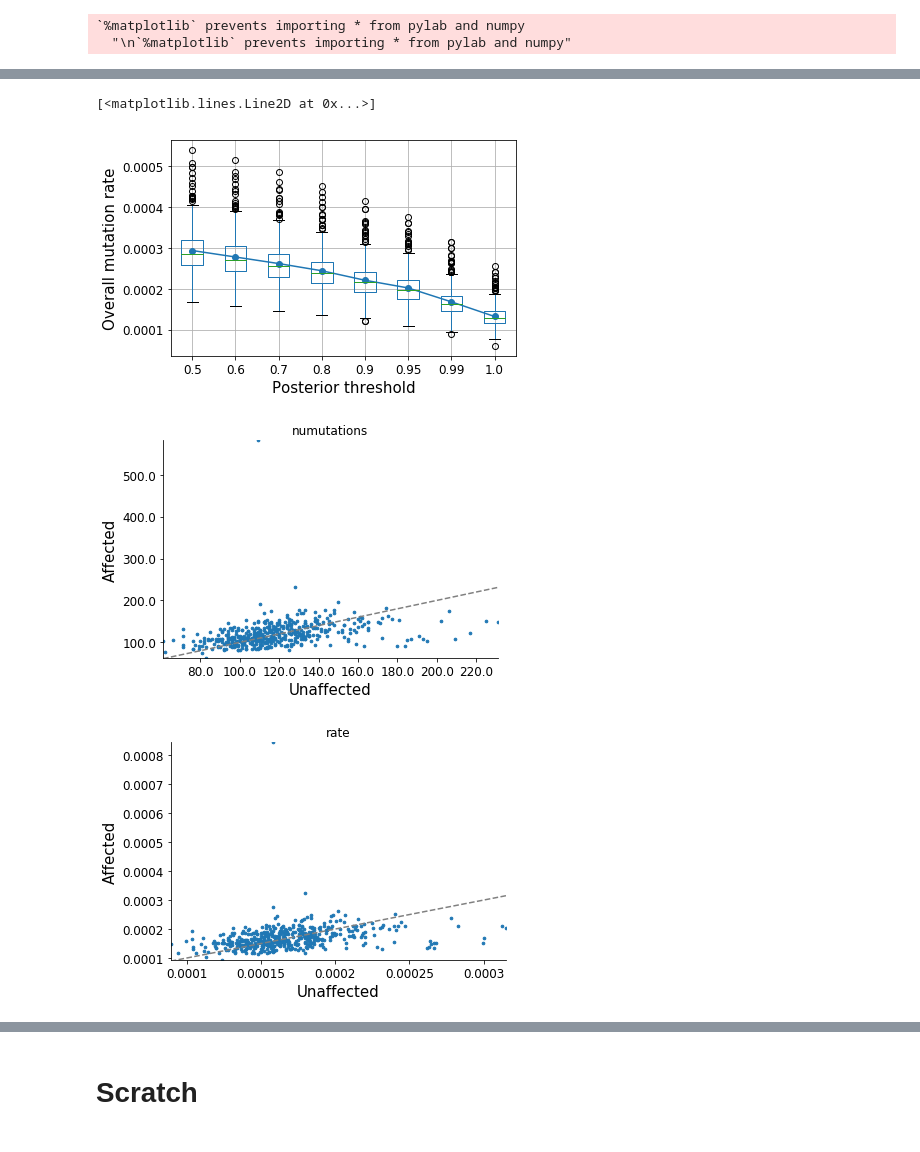
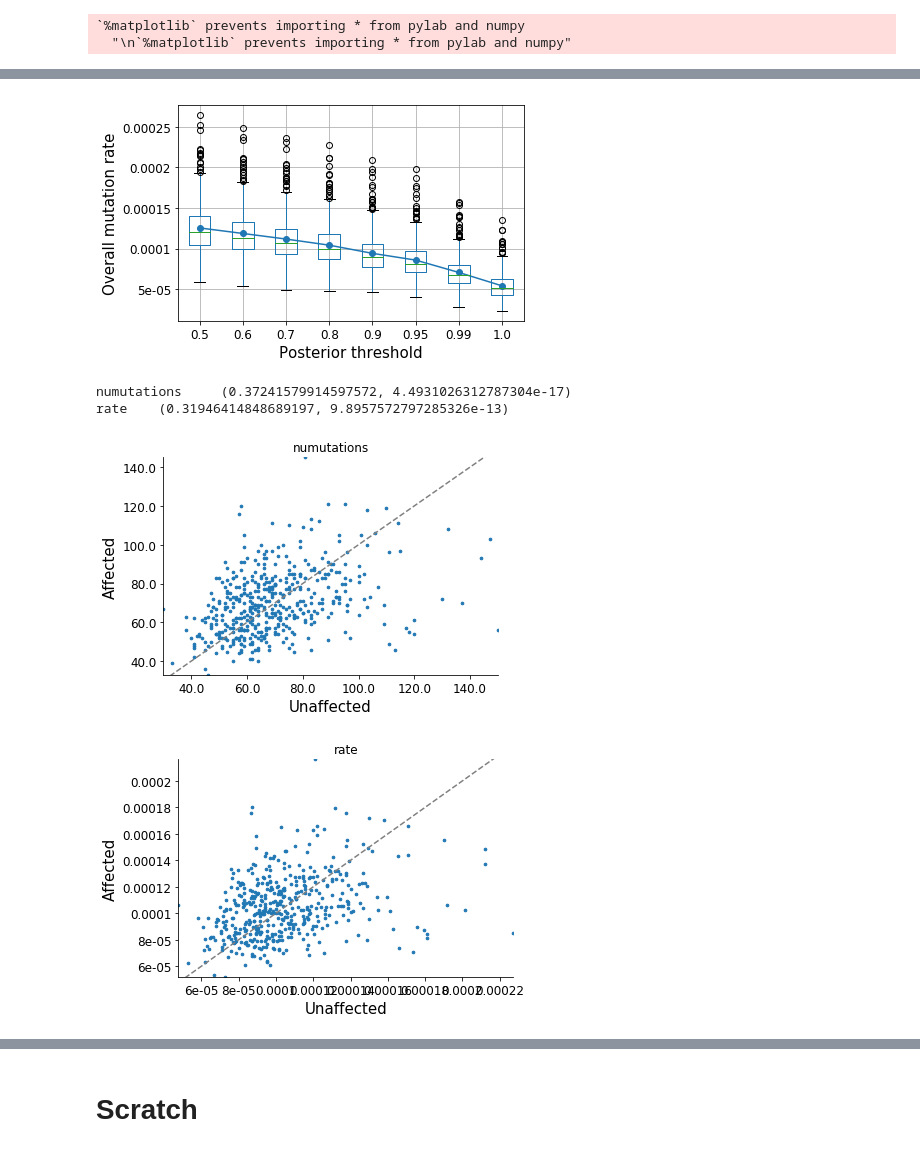
Before and after one commit to gymreklab/ssc-imputation, a Jupyter notebook: denovos2/notebooks/DenovosByFamily.ipynb, the cells around one changed output, grey strips where cells are left out. Drawn from its saved outputs; the diff is of its cells as text; code cells hidden in the pictures.

```diff
--- a/denovos2/notebooks/DenovosByFamily.ipynb
+++ b/denovos2/notebooks/DenovosByFamily.ipynb
@@ -16,7 +16,7 @@ Populating the interactive namespace from numpy and matplotlib
   "\n`%matplotlib` prevents importing * from pylab and numpy"
 # %%
 # Load data (by child/family)
-RESDIR="/storage/mgymrek/ssc-denovos/denovos2/denovocalls/"
+RESDIR="/storage/mgymrek/ssc-denovos/denovos2/denovocalls_filtered/" # TODO use filtered
 #PERIOD=2
 #bychild = pd.read_csv(os.path.join(RESDIR, "denovos_bylength_bychild2_period%s.tab"%PERIOD), sep="\t")
 bychild = pd.read_csv(os.path.join(RESDIR, "denovos_bylength_bychild2.tab"), sep="\t")
@@ -63,41 +62,43 @@ ax.set_yticklabels([(x) for x in ax.get_yticks()], size=12);
 
 # Plot means
 bychild_means = bychild_rates[(bychild_rates["status"]==1) & (bychild_rates["pthresh"]!=0)].groupby("pthresh", as_index=False).agg({"rate": np.mean})
-ax.plot(ax.get_xticks(), bychild_means["rate"], marker="o")
+ax.plot(ax.get_xticks(), bychild_means["rate"], marker="o");
 # %% [output]
-[<matplotlib.lines.Line2D at 0x...>]
-[figure, old version]
+[figure, new version]
 # %%
 # Plot by child for each family
-pthresh = 0.99
+pthresh = 0.8
 buf = 10
 unaffected = bychild_rates[(bychild_rates["status"]==1) & (bychild_rates["pthresh"] == pthresh)]
 affected = bychild_rates[(bychild_rates["status"]==2) & (bychild_rates["pthresh"] == pthresh)]
 sibs = pd.merge(unaffected, affected, on=["family"])
 
 for col in ["numutations","rate"]:
     fig = plt.figure()
     ax = fig.add_subplot(111)
     ax.scatter(sibs["%s_x"%col], sibs["%s_y"%col], s=7)
 
     ax.spines['right'].set_visible(False)
     ax.spines['top'].set_visible(False)
     ax.yaxis.set_ticks_position('left')
     ax.xaxis.set_ticks_position('bottom')
 
     ax.set_xlabel("Unaffected", size=15)
     ax.set_ylabel("Affected", size=15)
     minval = min(list(unaffected[col])+list(affected[col]))
     maxval = max(list(unaffected[col])+list(affected[col]))
     ax.plot([minval, maxval],[minval,maxval], color="gray", linestyle="dashed")
     ax.set_xlim(left=min(unaffected[col]), right=max(unaffected[col]))
     ax.set_ylim(bottom=min(affected[col]), top=max(affected[col]))
     ax.set_xticklabels(ax.get_xticks(), size=12);
     ax.set_yticklabels(ax.get_yticks(), size=12);
     ax.set_title(col)
+    print(col + "\t" + str(scipy.stats.pearsonr(sibs["%s_x"%col], sibs["%s_y"%col])))
 # %% [output]
+numutations     (0.37241579914597572, 4.4931026312787304e-17)
+rate    (0.31946414848689197, 9.8957572797285326e-13)
-[figure, old version]
+[figure, new version]
-[figure, old version]
+[figure, new version]
 # %%
 # Histogram of diff in affected-unaffected
 fig = plt.figure()
```
Also changed, not shown: parts of 7 cells of this notebook, 10 other files.
